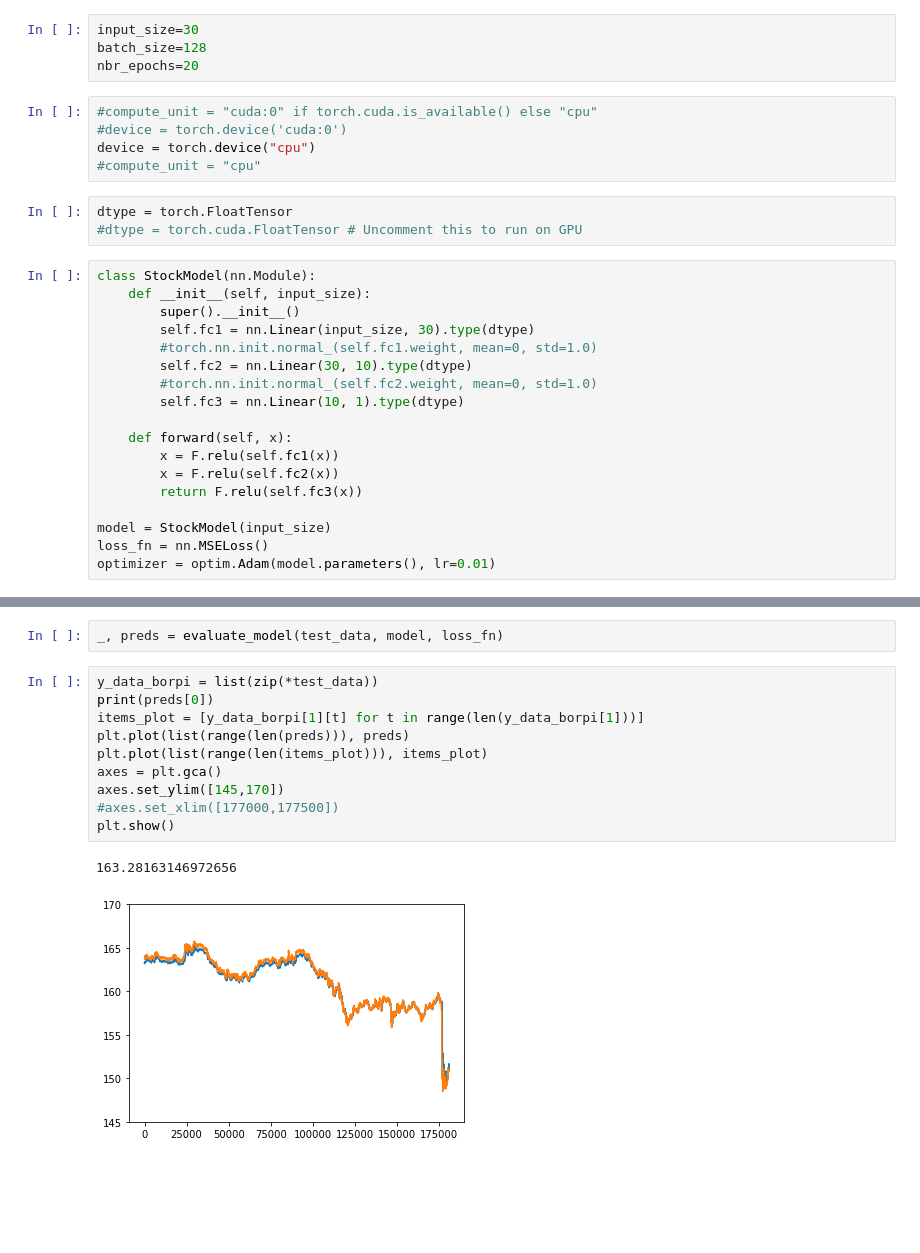
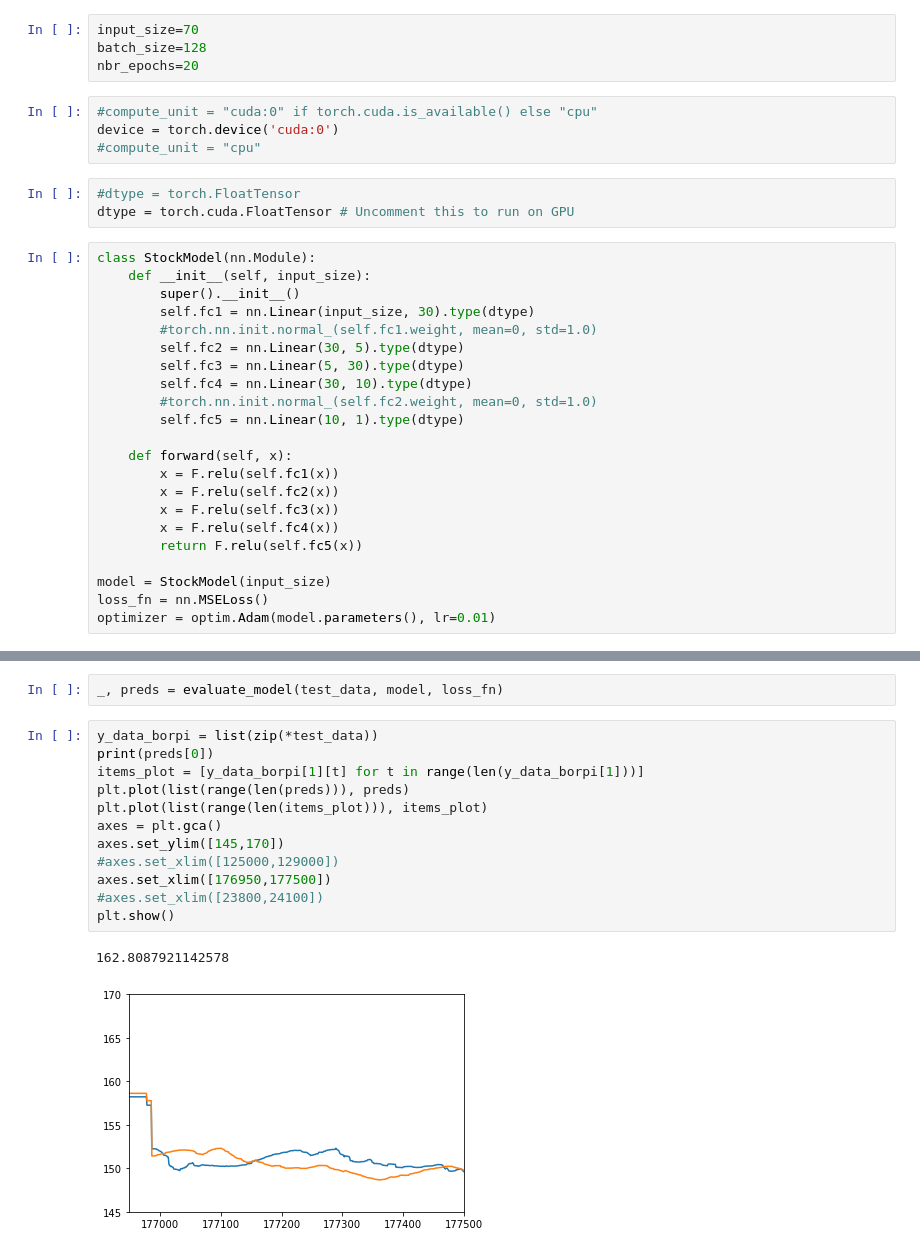
Before and after one commit to Coec0/MachineStock, a Jupyter notebook: stock-predictor/python-train/Swedbank_A-70-p-180sa.ipynb, the cells around one changed output, grey strips where cells are left out. Drawn from its saved outputs; the diff is of its cells as text; blank space fills up the shorter version.

```diff
--- a/stock-predictor/python-train/dev-Swedbank_A-30-p-300s.ipynb
+++ b/stock-predictor/python-train/Swedbank_A-70-p-180sa.ipynb
@@ -64,31 +64,34 @@ def splitData(xs, ys, trainRatio):
 # %%
 train_data, dev_data, test_data = splitData(x_data, y_data, 0.8)
 # %%
-input_size=30
+input_size=70
 batch_size=128
 nbr_epochs=20
 # %%
 #compute_unit = "cuda:0" if torch.cuda.is_available() else "cpu"
-#device = torch.device('cuda:0')
-device = torch.device("cpu")
+device = torch.device('cuda:0')
 #compute_unit = "cpu"
 # %%
-dtype = torch.FloatTensor
-#dtype = torch.cuda.FloatTensor # Uncomment this to run on GPU
+#dtype = torch.FloatTensor
+dtype = torch.cuda.FloatTensor # Uncomment this to run on GPU
 # %%
 class StockModel(nn.Module):
     def __init__(self, input_size):
         super().__init__()
         self.fc1 = nn.Linear(input_size, 30).type(dtype)
         #torch.nn.init.normal_(self.fc1.weight, mean=0, std=1.0)
-        self.fc2 = nn.Linear(30, 10).type(dtype)
+        self.fc2 = nn.Linear(30, 5).type(dtype)
+        self.fc3 = nn.Linear(5, 30).type(dtype)
+        self.fc4 = nn.Linear(30, 10).type(dtype)
         #torch.nn.init.normal_(self.fc2.weight, mean=0, std=1.0)
-        self.fc3 = nn.Linear(10, 1).type(dtype)
+        self.fc5 = nn.Linear(10, 1).type(dtype)
 
     def forward(self, x):
         x = F.relu(self.fc1(x))
         x = F.relu(self.fc2(x))
-        return F.relu(self.fc3(x))
+        x = F.relu(self.fc3(x))
+        x = F.relu(self.fc4(x))
+        return F.relu(self.fc5(x))
 
 model = StockModel(input_size)
 loss_fn = nn.MSELoss()
@@ -167,13 +170,15 @@ _, preds = evaluate_model(test_data, model, loss_fn)
 # %%
 y_data_borpi = list(zip(*test_data))
 print(preds[0])
 items_plot = [y_data_borpi[1][t] for t in range(len(y_data_borpi[1]))]
 plt.plot(list(range(len(preds))), preds)
 plt.plot(list(range(len(items_plot))), items_plot)
 axes = plt.gca()
 axes.set_ylim([145,170])
-#axes.set_xlim([177000,177500])
+#axes.set_xlim([125000,129000])
+axes.set_xlim([176950,177500])
+#axes.set_xlim([23800,24100])
 plt.show()
 # %% [output]
-163.28163146972656
+162.8087921142578
-[figure, old version]
+[figure, new version]
```
Also changed, not shown: parts of 8 cells of this notebook, 3 other files.
